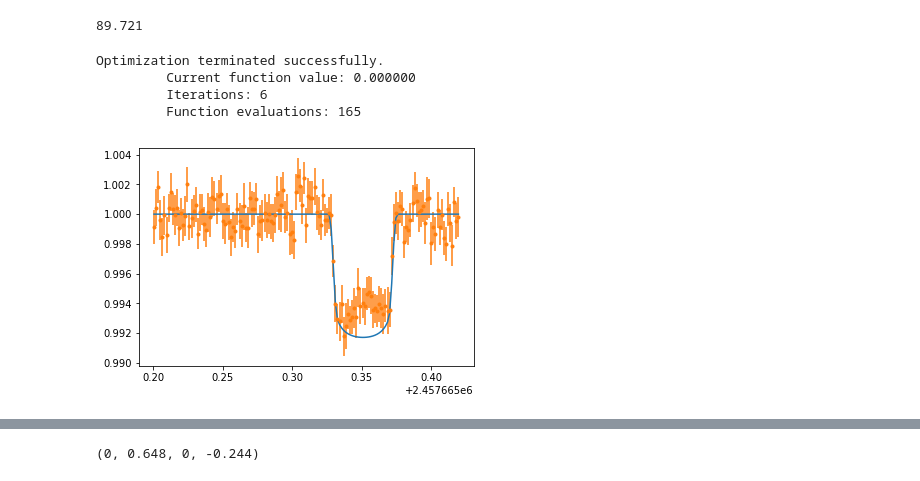
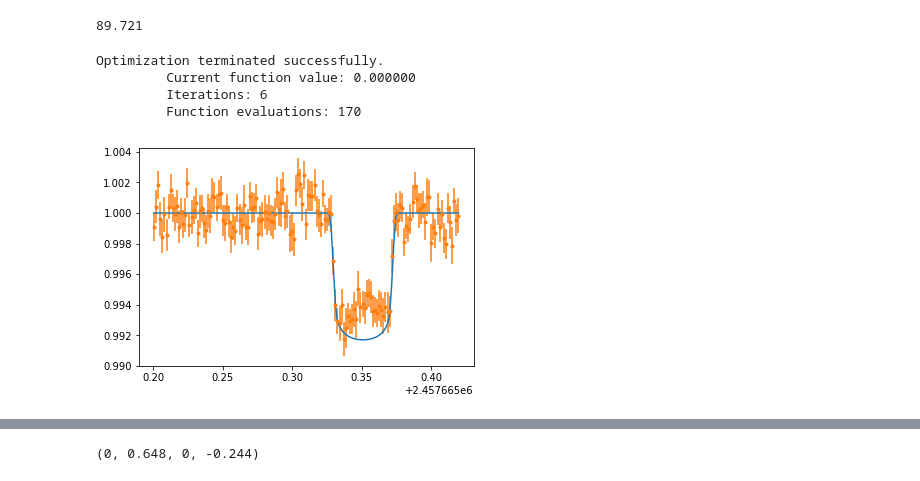
Before and after one commit to bmorris3/trappist1g_spots, a Jupyter notebook: lightcurve.ipynb, the cells around one changed output, grey strips where cells are left out. Saved outputs shown, nothing was run; the diff lists cells and outputs as text; code cells hidden in the pictures.

```diff
--- a/lightcurve.ipynb
+++ b/lightcurve.ipynb
@@ -54,30 +54,31 @@ g.inc
 # %%
 X_all = np.vstack([x, y, fwhmx, fwhmy]).T
 
 X = X_all[oot, :]
 
 omega = np.diag(err[oot]**2)
 omega_inv = np.linalg.inv(omega)
 
 V = np.linalg.inv(X.T @ omega_inv @ X)
 beta = V @ X.T @ omega_inv @ flux[oot]
 
 regressed_lc = flux - (X_all @ beta) + 1
 plt.plot(bjd, transit_model_g)
 
 from scipy.optimize import fmin_powell
 
 def minimize(p):
-    return abs(np.sum((regressed_lc - transit_model_g)**2 / (p[0] * err)**2)/len(regressed_lc) - 1)
+    return abs(np.sum((regressed_lc[oot] - transit_model_g[oot])**2 /
+                      (p[0] * err[oot])**2)/len(regressed_lc[oot]) - 1)
 
 err_scale = fmin_powell(minimize, [1])
 
 plt.errorbar(bjd, regressed_lc, err_scale*err, fmt='.')
 
 np.savetxt('lightcurve.txt', np.vstack([bjd, regressed_lc, err_scale*err]).T)
 # %% [output]
 Optimization terminated successfully.
          Current function value: 0.000000
          Iterations: 6
-         Function evaluations: 165
+         Function evaluations: 170
-[figure, old version]
+[figure, new version]
```
Also changed, not shown: parts of 2 cells of this notebook, 11 other files.
